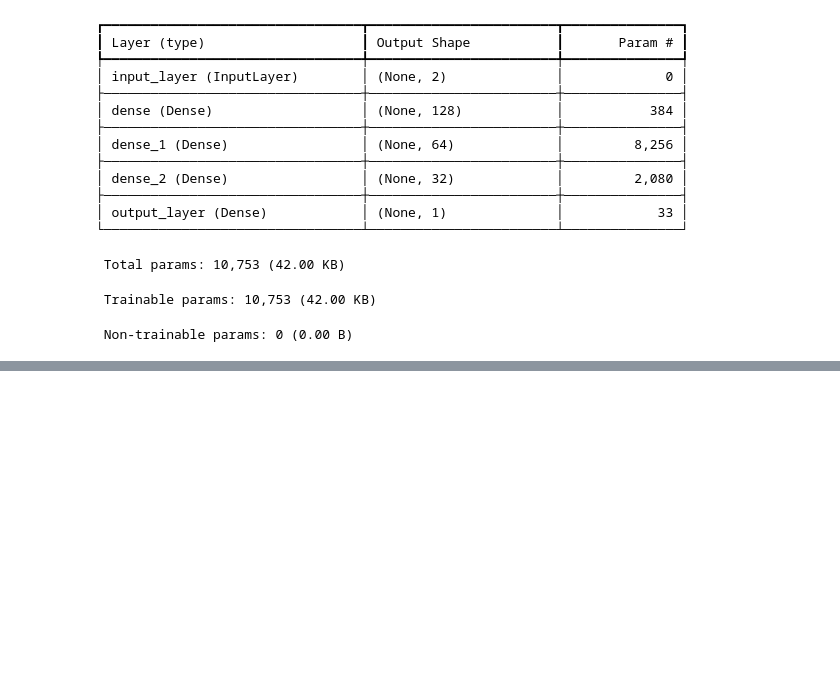
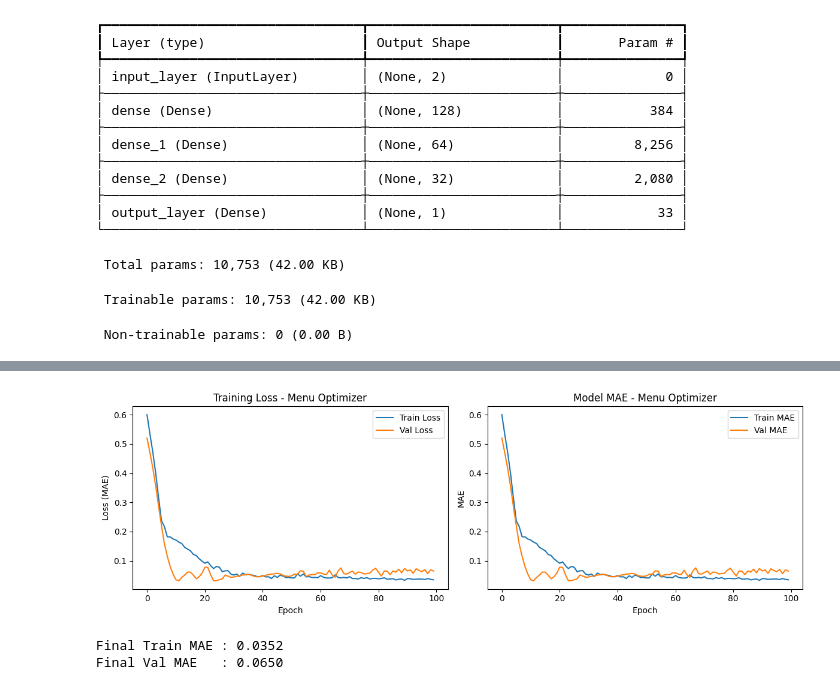
Before and after one commit to bedildev/Diet-Optimization-AI, a Jupyter notebook: notebooks/Diet_Optimization_Model.ipynb, the cells around one changed output, grey strips where cells are left out. Cells and saved outputs as stored; diff of their text form; code cells hidden in the pictures; blank space fills up the shorter version.

```diff
--- a/notebooks/Diet_Optimization_Model.ipynb
+++ b/notebooks/Diet_Optimization_Model.ipynb
@@ -122,0 +160,13 @@ Hasil Loss Pertama: 3580.808349609375
+# %%
+from sklearn.preprocessing import MinMaxScaler
+
+scaler = MinMaxScaler()
+X_scaled = scaler.fit_transform(df[['harga', 'kalori']])
+
+X_tensor = tf.constant(X_scaled, dtype=tf.float32)
+y_tensor = tf.constant(df[['skor_gizi']].values, dtype=tf.float32)
+
+print("Data setelah normalisasi:")
+print(pd.DataFrame(X_scaled, columns=['harga_scaled', 'kalori_scaled']))
+print("\nShape X:", X_tensor.shape)
+print("Shape y:", y_tensor.shape)
@@ -122,0 +228,55 @@ Hasil Loss Pertama: 3580.808349609375
+# %%
+import matplotlib.pyplot as plt
+
+# Ambil hyperparameter terbaik
+best = results_df.sort_values('MAE').iloc[0]
+print(f"Hyperparameter terbaik → lr={best['lr']}, units={int(best['units'])}, batch={int(best['batch'])}")
+
+# Build ulang model terbaik
+inputs = tf.keras.Input(shape=(2,))
+x = tf.keras.layers.Dense(int(best['units']), activation='relu')(inputs)
+x = tf.keras.layers.Dense(int(best['units']) // 2, activation='relu')(x)
+outputs = tf.keras.layers.Dense(1)(x)
+best_model = tf.keras.Model(inputs, outputs)
+
+best_model.compile(
+    optimizer=tf.keras.optimizers.Adam(best['lr']),
+    loss='mae',
+    metrics=['mae']
+)
+
+# Train dengan validation split
+history = best_model.fit(
+    X_tensor, y_tensor,
+    epochs=100,
+    batch_size=int(best['batch']),
+    validation_split=0.2,
+    verbose=1
+)
+
+# Plot Loss & MAE
+plt.figure(figsize=(12, 4))
+
+plt.subplot(1, 2, 1)
+plt.plot(history.history['loss'], label='Train Loss')
+plt.plot(history.history['val_loss'], label='Val Loss')
+plt.title('Training Loss - Menu Optimizer')
+plt.xlabel('Epoch')
+plt.ylabel('Loss (MAE)')
+plt.legend()
+
+plt.subplot(1, 2, 2)
+plt.plot(history.history['mae'], label='Train MAE')
+plt.plot(history.history['val_mae'], label='Val MAE')
+plt.title('Model MAE - Menu Optimizer')
+plt.xlabel('Epoch')
+plt.ylabel('MAE')
+plt.legend()
+
+plt.tight_layout()
+plt.savefig('training_history.png')
+plt.show()
+
+print(f"\nFinal Train MAE : {history.history['mae'][-1]:.4f}")
+print(f"Final Val MAE   : {history.history['val_mae'][-1]:.4f}")
+# %% [output]
@@ -122,0 +300,3 @@ Hasil Loss Pertama: 3580.808349609375
+[figure, added]
+Final Train MAE : 0.0352
+Final Val MAE   : 0.0650
```
Also changed, not shown: parts of 9 cells of this notebook.
